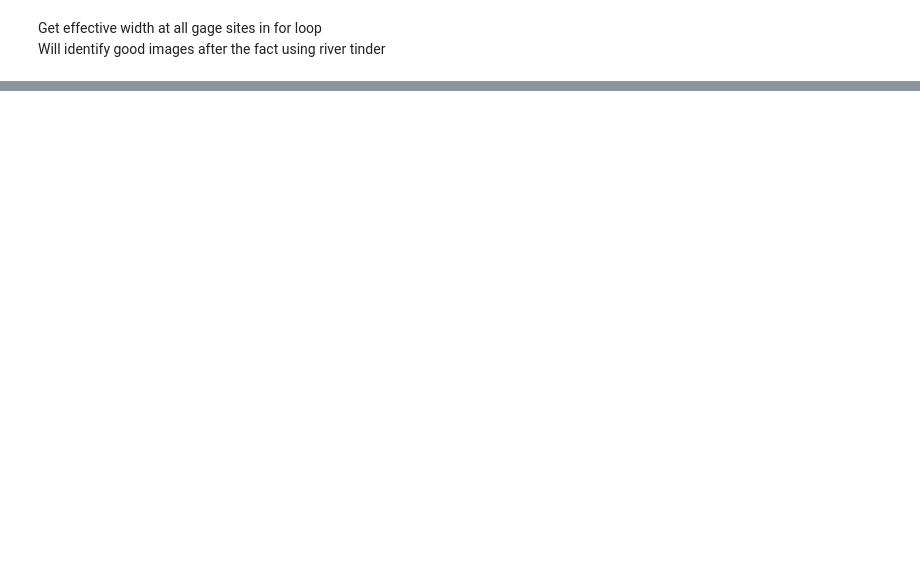
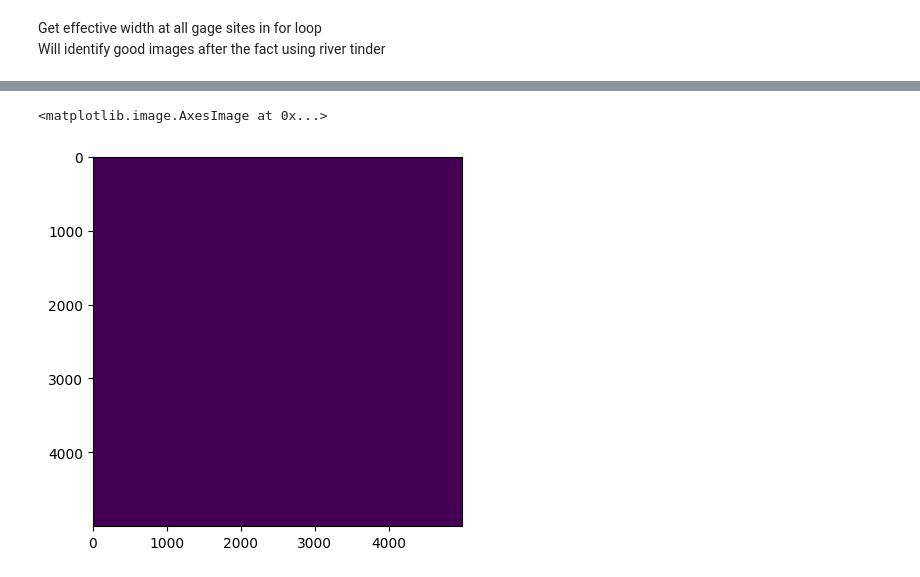
Before and after one commit to wherediddavidgo/multitemporal_RSSA, a Jupyter notebook: stac_processing_download.ipynb, the cells around one changed output, grey strips where cells are left out. Drawn from its saved outputs; the diff is of its cells as text; code cells hidden in the pictures; blank space fills up the shorter version.

```diff
--- a/stac_processing_download.ipynb
+++ b/stac_processing_download.ipynb
@@ -222,10 +222,7 @@ pd.read_csv('/content/drive/MyDrive/nonduplicate_stac_ids_20250918.csv')
 Read image ids and buffer ids from csv
 # %%
 if gage:
-    work = pd.read_csv('/content/drive/MyDrive/nonduplicate_stac_ids_20250918.csv')
-    work['date'] = pd.to_datetime(work['date'])
-    work['year'] = work.apply(lambda x: x['date'].year, axis=1)
-    work['month'] = work.apply(lambda x: x['date'].month, axis=1)
+    nonduplicate_id_hrefs = pd.read_csv('/content/drive/MyDrive/nonduplicate_gage_stac_ids_20250920.csv')
 else:
-    work = pd.read_csv('/content/drive/MyDrive/nonduplicate_stac_ids.csv')
-work
+    nonduplicate_id_hrefs = pd.read_csv('/content/drive/MyDrive/nonduplicate_stac_ids.csv')
+nonduplicate_id_hrefs
@@ -245,0 +229,4 @@ work
+# %%
+test = nonduplicate_id_hrefs.loc[nonduplicate_id_hrefs.year == 2023].set_index(['img_id', 'iindex'])
+# list(zip(test['img_id'].tolist(), test['iindex'].tolist()))
+test.index.tolist()
@@ -558,0 +675,11 @@ show_plot(output.loc[n, 'img_id'], output.loc[n, 'iindex'], squares, pills, circ
+# %%
+tid = 'S2B_13TEG_20231222_0_L2A'
+tidx = 124412
+b3_href = nonduplicate_id_hrefs.loc[tid, tidx].b3_href
+b8_href = nonduplicate_id_hrefs.loc[tid, tidx].b8_href
+scl_href = nonduplicate_id_hrefs.loc[tid, tidx].scl_href
+
+square, pill, circle, lines = ref_geoms_from_b3href(b3_href, tidx, squares, pills, circles, vector_centerline)
+
+ndwi, water, cloud, snow, ndmask, transform = process_image_from_hrefs(b3_href, b8_href, scl_href, square, pill)
+river = identify_river(water, lines, transform)
@@ -558,0 +701,6 @@ show_plot(output.loc[n, 'img_id'], output.loc[n, 'iindex'], squares, pills, circ
+# %%
+gm = geometry_mask([pill], out_shape=(5000, 5000), transform=trans)
+plt.imshow(gm)
+# %% [output]
+<matplotlib.image.AxesImage at 0x...>
+[figure, added]
```
Also changed, not shown: parts of 20 cells of this notebook.
